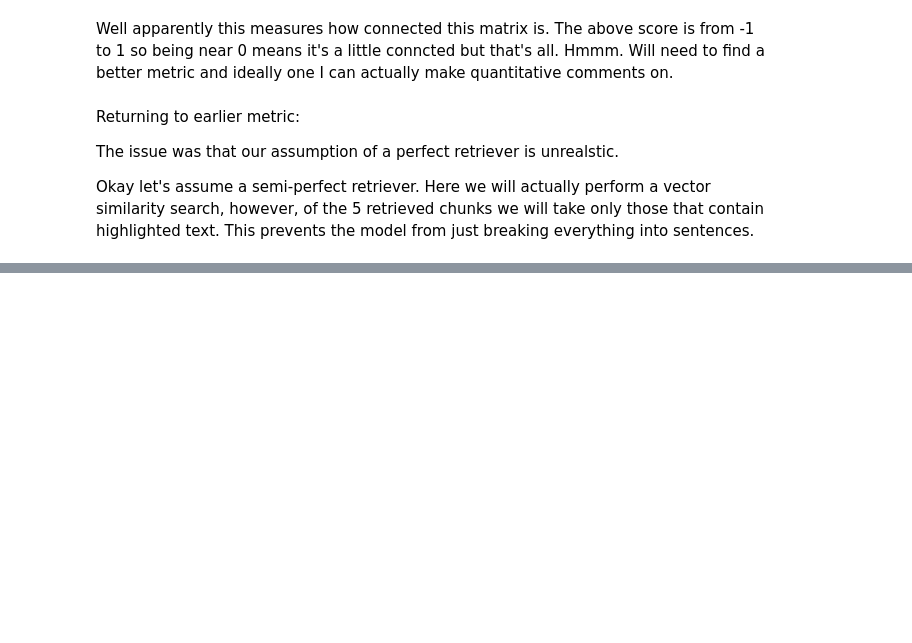
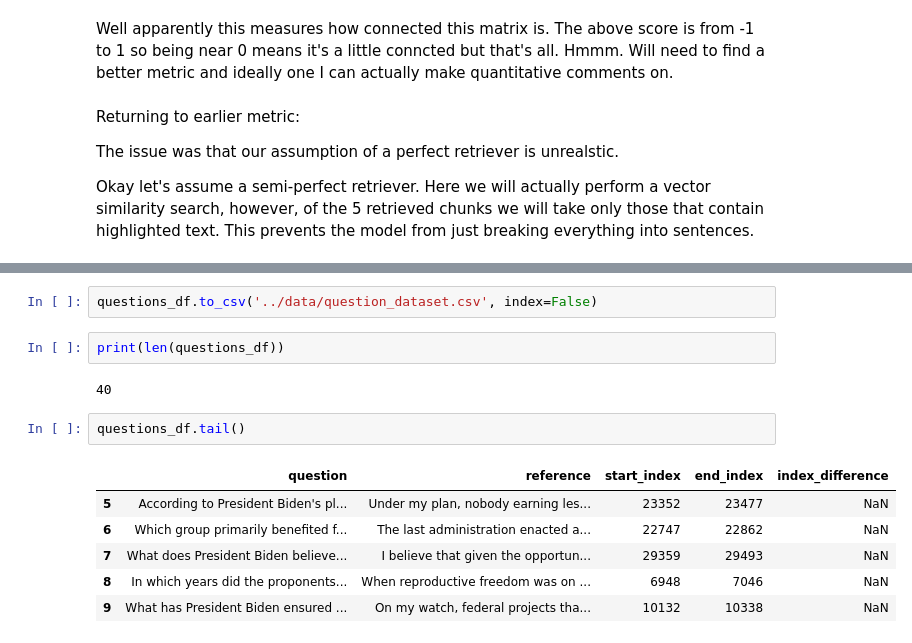
Before and after one commit to brandonstarxel/semantic-chunker, a Jupyter notebook: notebooks/lab_book.ipynb, the cells around one changed output, grey strips where cells are left out. Saved outputs shown, nothing was run; the diff lists cells and outputs as text; blank space fills up the shorter version.

```diff
--- a/notebooks/lab_book.ipynb
+++ b/notebooks/lab_book.ipynb
@@ -1467,0 +1509,15 @@ find_target_in_document(data, response_json['reference'])
+# %%
+questions_df.to_csv('../data/question_dataset.csv', index=False)
+# %%
+print(len(questions_df))
+# %% [output]
+40
+# %%
+questions_df.tail()
+# %% [output]
+|  | question | reference | start_index | end_index | index_difference |
+| 5 | According to President Biden's pl... | Under my plan, nobody earning les... | 23352 | 23477 | NaN |
+| 6 | Which group primarily benefited f... | The last administration enacted a... | 22747 | 22862 | NaN |
+| 7 | What does President Biden believe... | I believe that given the opportun... | 29359 | 29493 | NaN |
+| 8 | In which years did the proponents... | When reproductive freedom was on ... | 6948 | 7046 | NaN |
+| 9 | What has President Biden ensured ... | On my watch, federal projects tha... | 10132 | 10338 | NaN |
```
Also changed, not shown: parts of 9 cells of this notebook, 1 other file.
